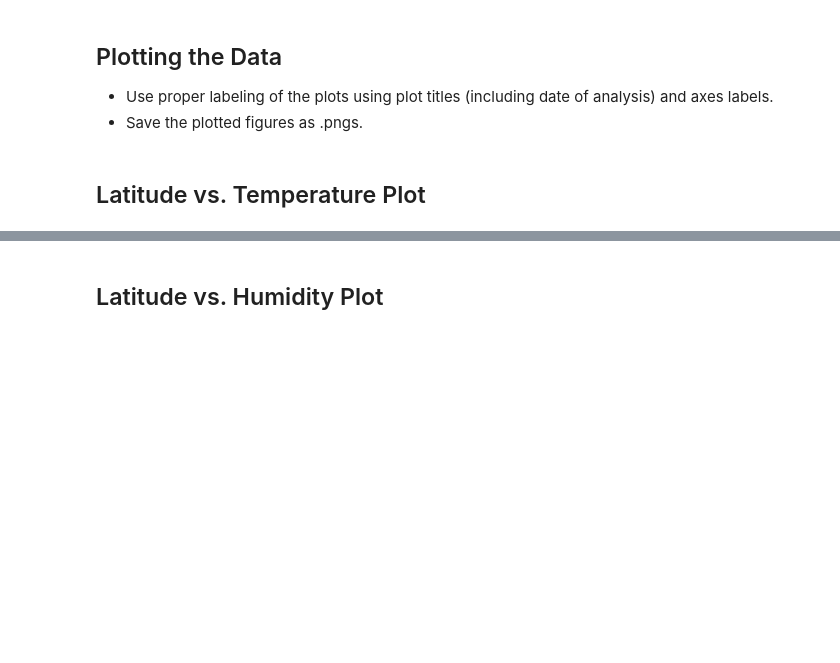
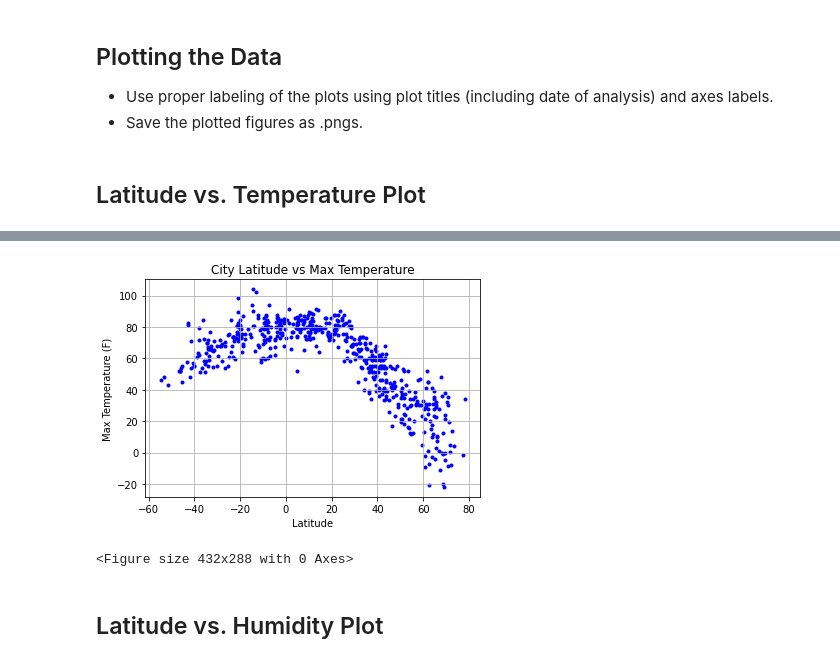
Before and after one commit to rteves0914/Python_API_challenge, a Jupyter notebook: PyWeather/WeatherPy.ipynb, the cells around one changed output, grey strips where cells are left out. Saved outputs shown, nothing was run; the diff lists cells and outputs as text; code cells hidden in the pictures; blank space fills up the shorter version.

```diff
--- a/PyWeather/WeatherPy.ipynb
+++ b/PyWeather/WeatherPy.ipynb
@@ -100,0 +118,13 @@ Data Retrieval Complete
+# %%
+city_info = {"City":city_name,
+             "Lat":latitude,
+             "Lng":longitude,
+             "Max Temp":max_temp,
+             "Humidity":humidity,
+             "Cloudiness":cloudiness,
+             "Wind Speed":wind_speed,
+             "Country":country,
+             "Date":date
+             }
+city_df = pd.DataFrame(city_info)
+city_df.head()
@@ -129,0 +175,12 @@ Int64Index([], dtype='int64')
+# %%
+# Make a new DataFrame equal to the city data to drop all humidity outliers by index.
+# Passing "inplace=False" will make a copy of the city_data DataFrame, which we call "clean_city_data".
+# Find the Q1 and Q3 of humidity, then find the upper and lower bounds, then use loc to find all the cities that have humidities between the upper and lower bounds
+lower_quart = city_df.describe()["Humidity"][4]
+upper_quart = city_df.describe()["Humidity"][6]
+iqr = (upper_quart - lower_quart)
+lower_bound = lower_quart - (1.5 * iqr)
+upper_bound = upper_quart + (1.5 * iqr)
+print(f"The lower bound for humidity is {lower_bound} and the upper bound for humidity is {upper_bound}.")
+clean_city_data = city_df.loc[(city_df["Humidity"] > lower_bound) & (city_df["Humidity"] < upper_bound)]
+clean_city_data.head()
@@ -139,2 +201,18 @@ Int64Index([], dtype='int64')
+# %%
+# Make a scatter plot showing latitude vs max temp using the clean_city_data
+# Store the x and y axis as variables from the very beginning
+# Use proper labels on x and y axis, store the plot as a PNG image
+x_axis = clean_city_data["Lat"]
+y_axis = clean_city_data["Max Temp"]
+plt.scatter(x_axis, y_axis, marker=".", color="blue")
+plt.grid()
+plt.title("City Latitude vs Max Temperature")
+plt.xlabel("Latitude")
+plt.ylabel("Max Temperature (F)")
+plt.show()
+plt.savefig("latitude_vs_temperature.png")
+# %% [output]
+[figure, added]
+<Figure size 432x288 with 0 Axes>
 # %% [markdown]
 ## Latitude vs. Humidity Plot
```
Also changed, not shown: parts of 38 cells of this notebook, 15 other files.
